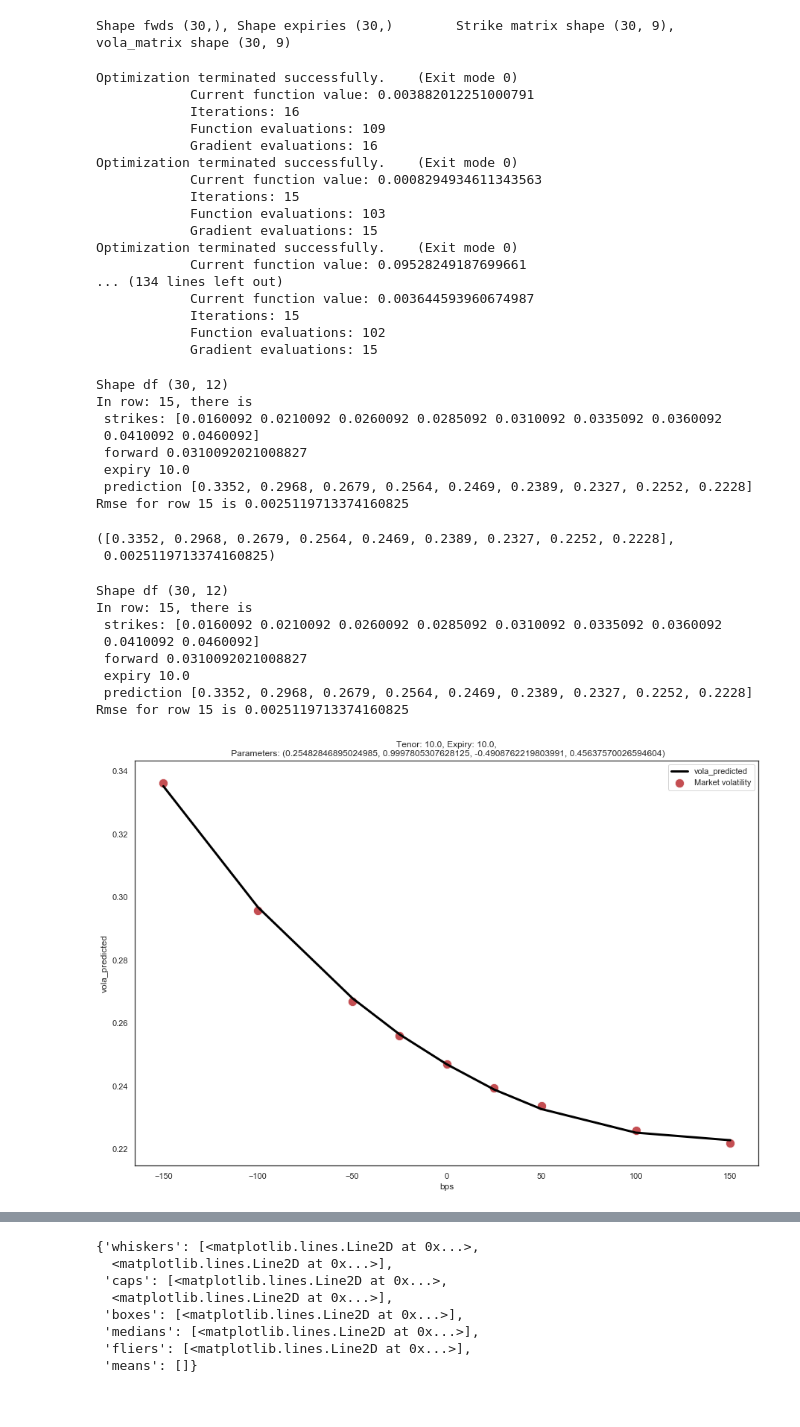
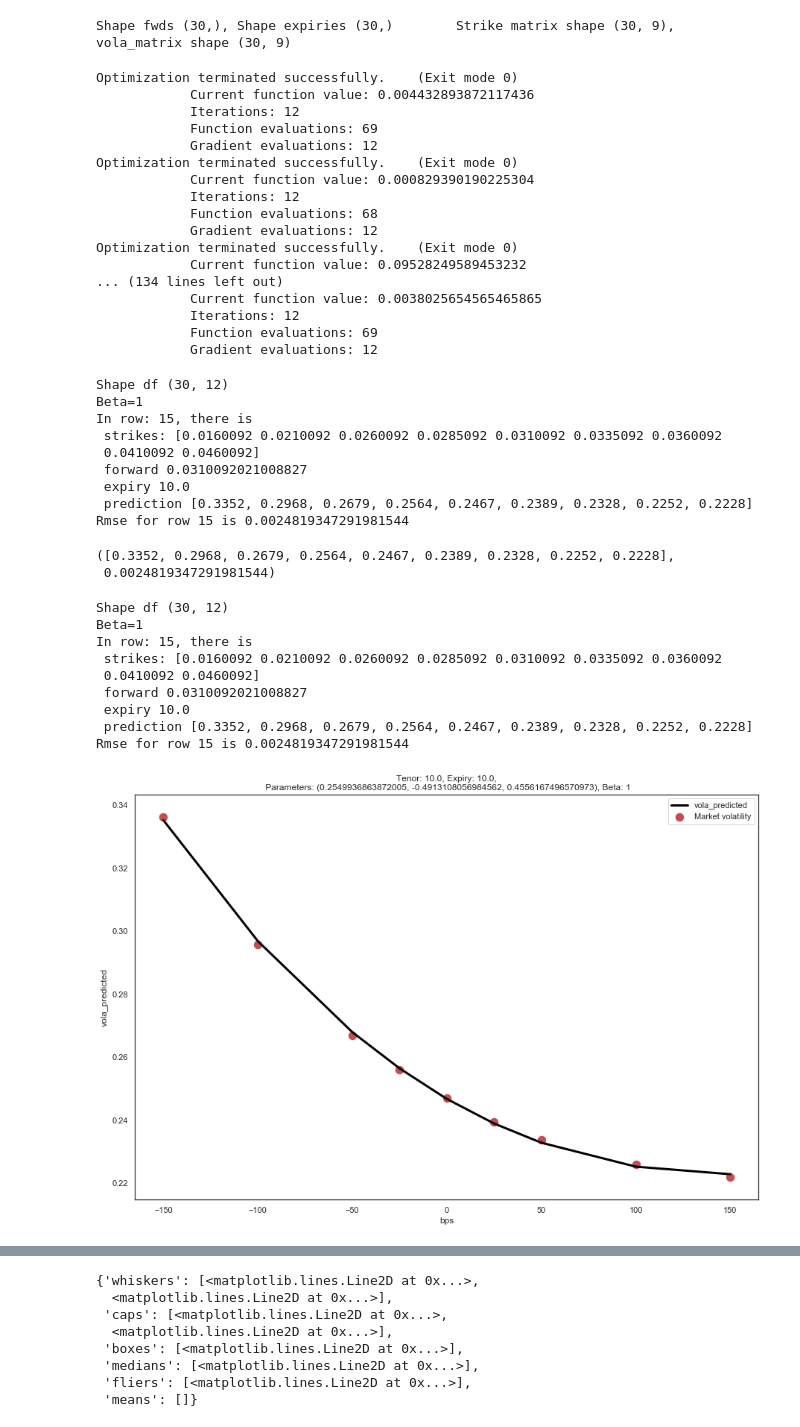
Before and after one commit to LuK2019/OW-, a Jupyter notebook: src/analysis.ipynb, the cells around one changed output, grey strips where cells are left out. Drawn from its saved outputs; the diff is of its cells as text; code cells hidden in the pictures.

Commit message:
To reduce overfitting, beta is now a fixed parameter, and only alpha, rho, nu are being fitted (as in the paper)

```diff
--- a/src/analysis.ipynb
+++ b/src/analysis.ipynb
@@ -162,7 +162,8 @@ plt.show()
 # %% [markdown]
 ## Calibrating SABR
 # %%
-initial_guess = (0.01,0.5,0.,0.5)
+initial_guess = (0.01,0.,0.5)
+this_beta=1
 fwds = np.array(df.Fwd)
 expiries = np.array(df.Expiry)
 strike_matrix = abs_strikes.iloc[:, 3:].to_numpy()
@@ -175,6 +176,7 @@ Shape fwds (30,), Shape expiries (30,)        Strike matrix shape (30, 9), vola_
 # %%
 optimal_parameters = SABR.fit(objective=SABR.objective,
                         initial_guess=initial_guess,
+                        beta=this_beta,
                         fwds=fwds,
                         expiries=expiries,
                         strike_matrix=strike_matrix,
@@ -182,51 +184,53 @@ optimal_parameters = SABR.fit(objective=SABR.objective,
                         )
 # %% [output]
 Optimization terminated successfully.    (Exit mode 0)
-            Current function value: 0.003882012251000791
-            Iterations: 16
-            Function evaluations: 109
-            Gradient evaluations: 16
+            Current function value: 0.004432893872117436
+            Iterations: 12
+            Function evaluations: 69
+            Gradient evaluations: 12
 Optimization terminated successfully.    (Exit mode 0)
-            Current function value: 0.0008294934611343563
-            Iterations: 15
-            Function evaluations: 103
-            Gradient evaluations: 15
+            Current function value: 0.000829390190225304
+            Iterations: 12
+            Function evaluations: 68
+            Gradient evaluations: 12
 Optimization terminated successfully.    (Exit mode 0)
-            Current function value: 0.09528249187699661
+            Current function value: 0.09528249589453232
 ... (134 lines left out)
-            Current function value: 0.003644593960674987
-            Iterations: 15
-            Function evaluations: 102
-            Gradient evaluations: 15
+            Current function value: 0.0038025654565465865
+            Iterations: 12
+            Function evaluations: 69
+            Gradient evaluations: 12
 # %%
 row=15
-get_prediction_for_row(SABR.predict, row, optimal_parameters, strike_matrix, vola_matrix, df)
+get_prediction_for_row(SABR.predict, row, optimal_parameters, strike_matrix, vola_matrix, df, beta=this_beta)
 # %% [output]
 Shape df (30, 12)
+Beta=1
 In row: 15, there is
  strikes: [0.0160092 0.0210092 0.0260092 0.0285092 0.0310092 0.0335092 0.0360092
  0.0410092 0.0460092]
  forward 0.0310092021008827
  expiry 10.0
- prediction [0.3352, 0.2968, 0.2679, 0.2564, 0.2469, 0.2389, 0.2327, 0.2252, 0.2228]
-Rmse for row 15 is 0.0025119713374160825
+ prediction [0.3352, 0.2968, 0.2679, 0.2564, 0.2467, 0.2389, 0.2328, 0.2252, 0.2228]
+Rmse for row 15 is 0.0024819347291981544
-([0.3352, 0.2968, 0.2679, 0.2564, 0.2469, 0.2389, 0.2327, 0.2252, 0.2228],
- 0.0025119713374160825)
+([0.3352, 0.2968, 0.2679, 0.2564, 0.2467, 0.2389, 0.2328, 0.2252, 0.2228],
+ 0.0024819347291981544)
 # %%
 matplotlib.rcParams['figure.figsize'] = [15, 10]
 
 
-plot_prediction_vs_reality(SABR.predict, row, optimal_parameters, strike_matrix, vola_matrix, df)
+plot_prediction_vs_reality(SABR.predict, row, optimal_parameters, strike_matrix, vola_matrix, df, beta=this_beta)
 # %% [output]
 Shape df (30, 12)
+Beta=1
 In row: 15, there is
  strikes: [0.0160092 0.0210092 0.0260092 0.0285092 0.0310092 0.0335092 0.0360092
  0.0410092 0.0460092]
  forward 0.0310092021008827
  expiry 10.0
- prediction [0.3352, 0.2968, 0.2679, 0.2564, 0.2469, 0.2389, 0.2327, 0.2252, 0.2228]
-Rmse for row 15 is 0.0025119713374160825
+ prediction [0.3352, 0.2968, 0.2679, 0.2564, 0.2467, 0.2389, 0.2328, 0.2252, 0.2228]
+Rmse for row 15 is 0.0024819347291981544
-[figure, old version]
+[figure, new version]
 # %%
 rmse = []
 for row in range(df.shape[0]):
```
Also changed, not shown: parts of 2 cells of this notebook, 2 other files.
